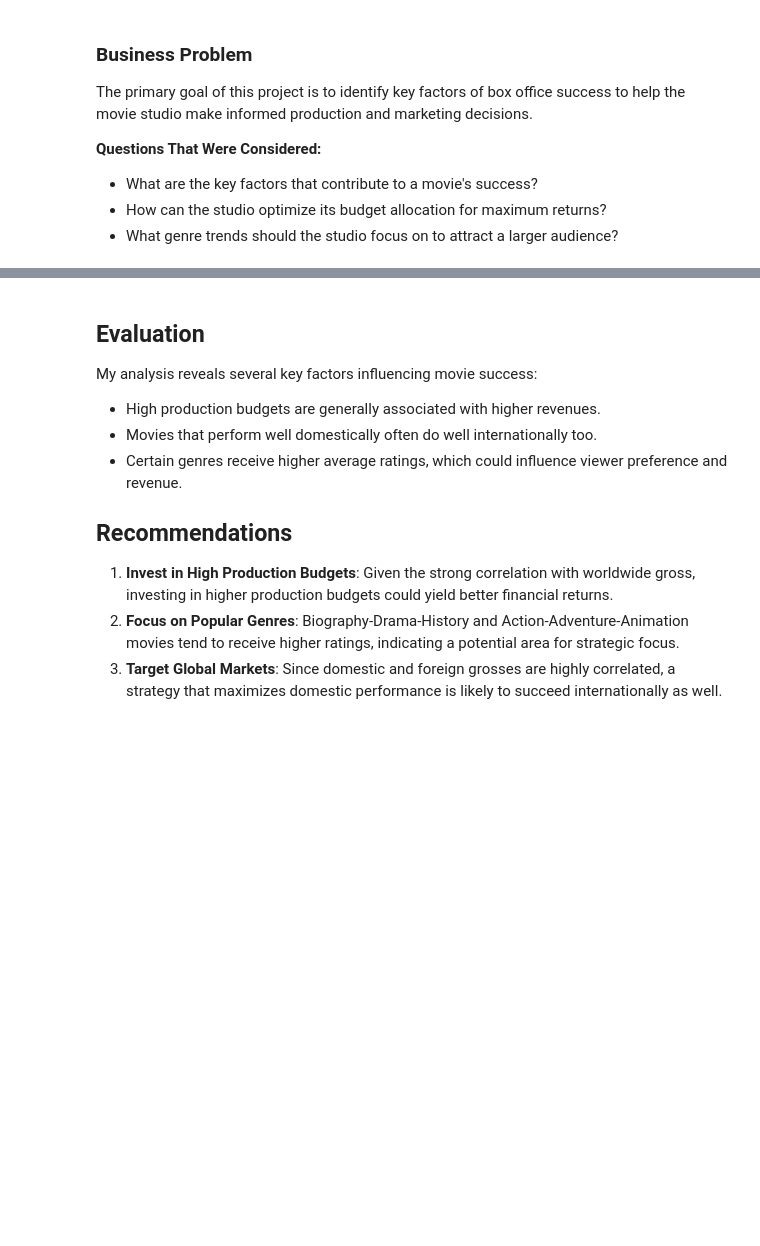
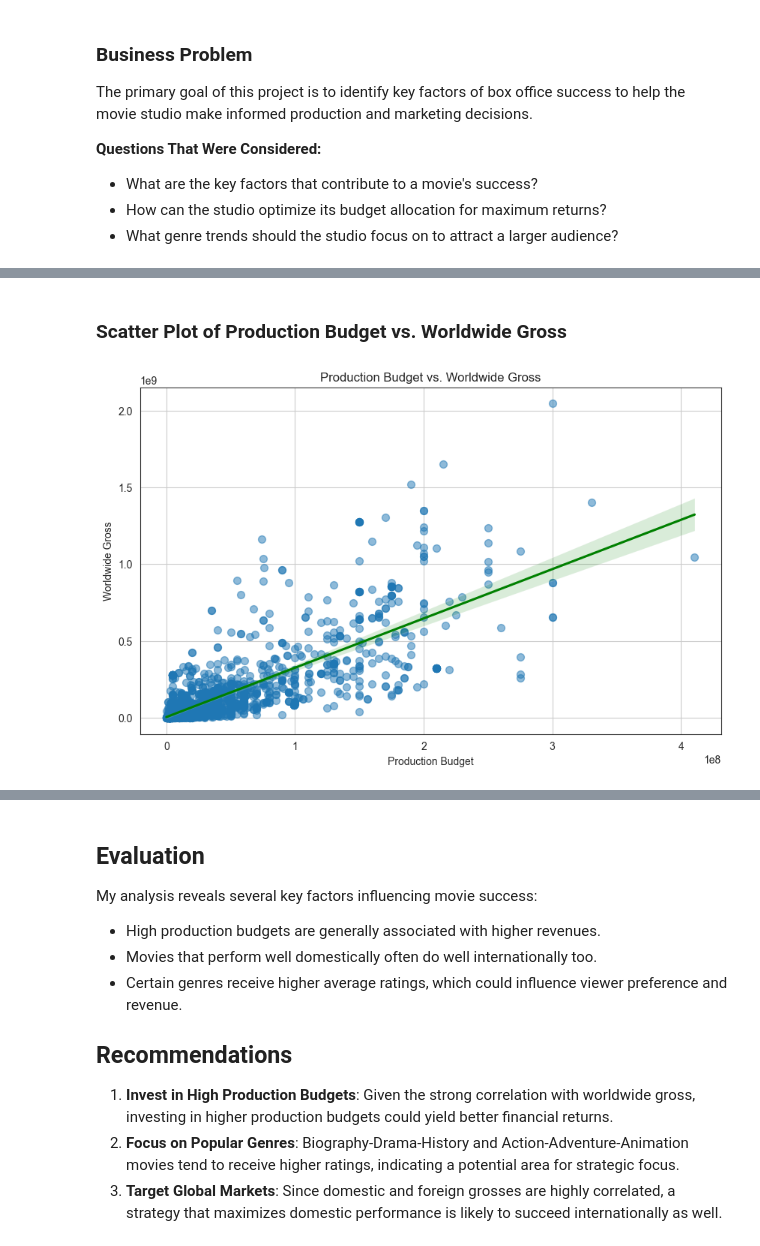
Before and after one commit to 66ultra/MBO-Analysis, a Jupyter notebook: Movie_Box_Office_Analysis.ipynb, the cells around one changed output, grey strips where cells are left out. Cells and saved outputs as stored; diff of their text form; code cells hidden in the pictures; blank space fills up the shorter version.

```diff
--- a/Movie_Box_Office_Analysis.ipynb
+++ b/Movie_Box_Office_Analysis.ipynb
@@ -104,11 +143,15 @@ viz.scatter_plot_with_trend(
+# %% [markdown]
+### **Scatter Plot of Production Budget vs. Worldwide Gross**
 # %%
 # scatter plot: production budget vs. worldwide gross
-viz.scatter_plot_with_trend(
+viz.scatter_plot_with_trend_2(
     data=merged_df,
     x='production_budget',
     y='worldwide_gross',
     title='Production Budget vs. Worldwide Gross',
     xlabel='Production Budget',
     ylabel='Worldwide Gross',
-    save_path='../images/scatter_budget_worldwide_gross.png'
+    save_path='images/scatter_budget_worldwide_gross.png'
 )
+# %% [output]
+[figure, added]
```
Also changed, not shown: parts of 13 cells of this notebook.
